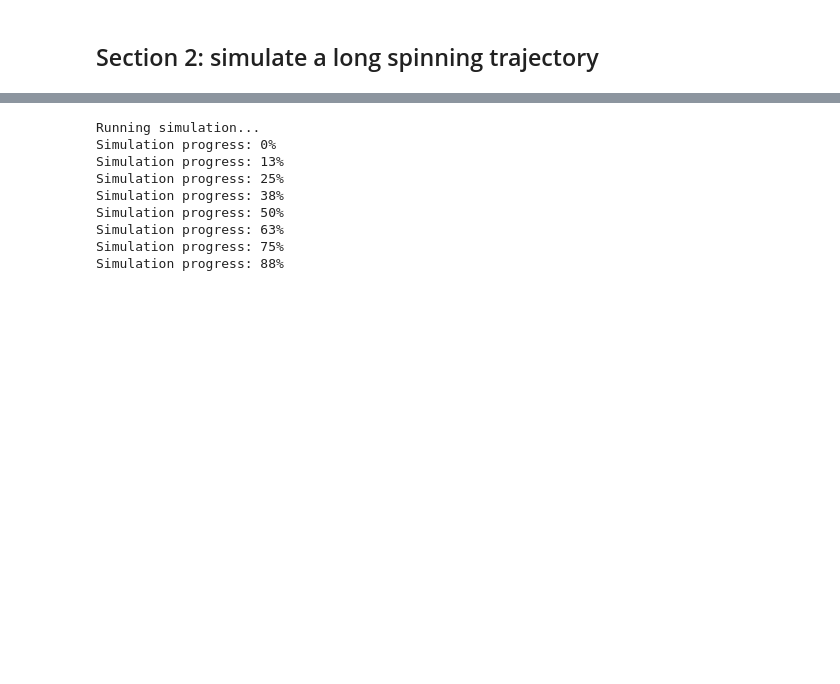
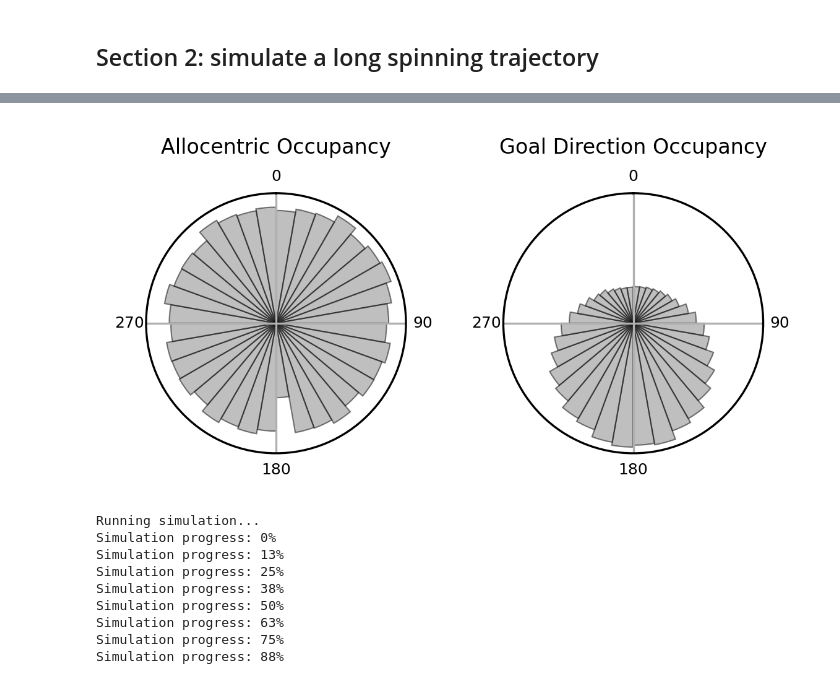
Before and after one commit to ZilongJi/HoneycombSweeps, a Jupyter notebook: HDPCCAN_Sweep_Spinning_behavioralbias.ipynb, the cells around one changed output, grey strips where cells are left out. Drawn from its saved outputs; the diff is of its cells as text; code cells hidden in the pictures; blank space fills up the shorter version.

```diff
--- a/HDPCCAN_Sweep_Spinning_behavioralbias.ipynb
+++ b/HDPCCAN_Sweep_Spinning_behavioralbias.ipynb
@@ -397,3 +437,40 @@ plt.tight_layout()
+# %%
+#polor plot of all head direction
+fig = plt.figure(figsize=(4, 2), dpi=300)
+
+gs = gridspec.GridSpec(1, 2)
+
+ax1 = fig.add_subplot(gs[0], projection='polar')
+
+ax1.hist(Head_direction_all[Rotation_direction_all!=0], bins=36, color='grey', edgecolor='black', linewidth=0.5, alpha=0.5)
+ax1.set_title('Allocentric Occupancy', fontsize=8)
+
+
+ax2 = fig.add_subplot(gs[1], projection='polar')
+
+#get relative angles to the goal
+relative_angle = get_relativeDir2Goal(Animal_location_all, Head_direction_all, goal_loc)
+# relative_angle = get_relativeDir2Goal(Animal_center_all, Head_direction_all, goal_loc)
+
+ax2.hist(relative_angle, bins=36, color='grey', edgecolor='black', linewidth=0.5, alpha=0.5)
+ax2.set_title('Goal Direction Occupancy', fontsize=8)
+
+for ax in [ax1, ax2]:
+    # Polar aesthetics
+    ax.set_theta_zero_location('N')  # 0 at top
+    ax.set_theta_direction(-1)       # clockwise
+    #only show 0, 90, 180, 270
+    ax.set_xticks([0, np.pi/2, np.pi, 3*np.pi/2])
+    ax.set_xticklabels(['0', '90', '180', '270'])
+    #remove y ticks
+    ax.set_yticks([])
+    #xtick fontsize as 6
+    ax.tick_params(labelsize=6)
+    ax.xaxis.set_tick_params(pad=-4)
+
+plt.tight_layout()
+# %% [output]
+[figure, added]
 # %%
 #set simulation parameters
 bm.set_platform('gpu')
```
Also changed, not shown: parts of 25 cells of this notebook, 1 other file.
